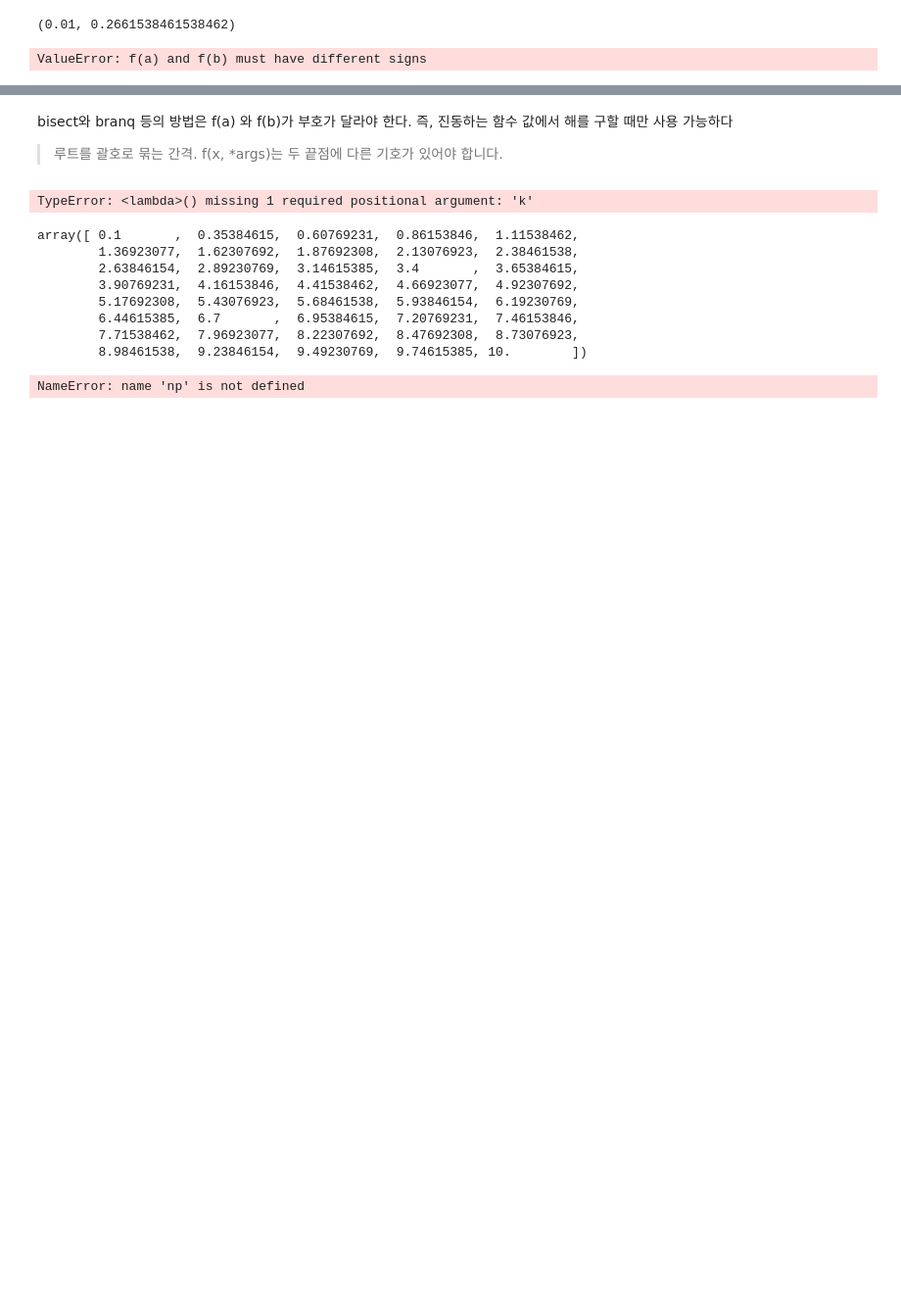
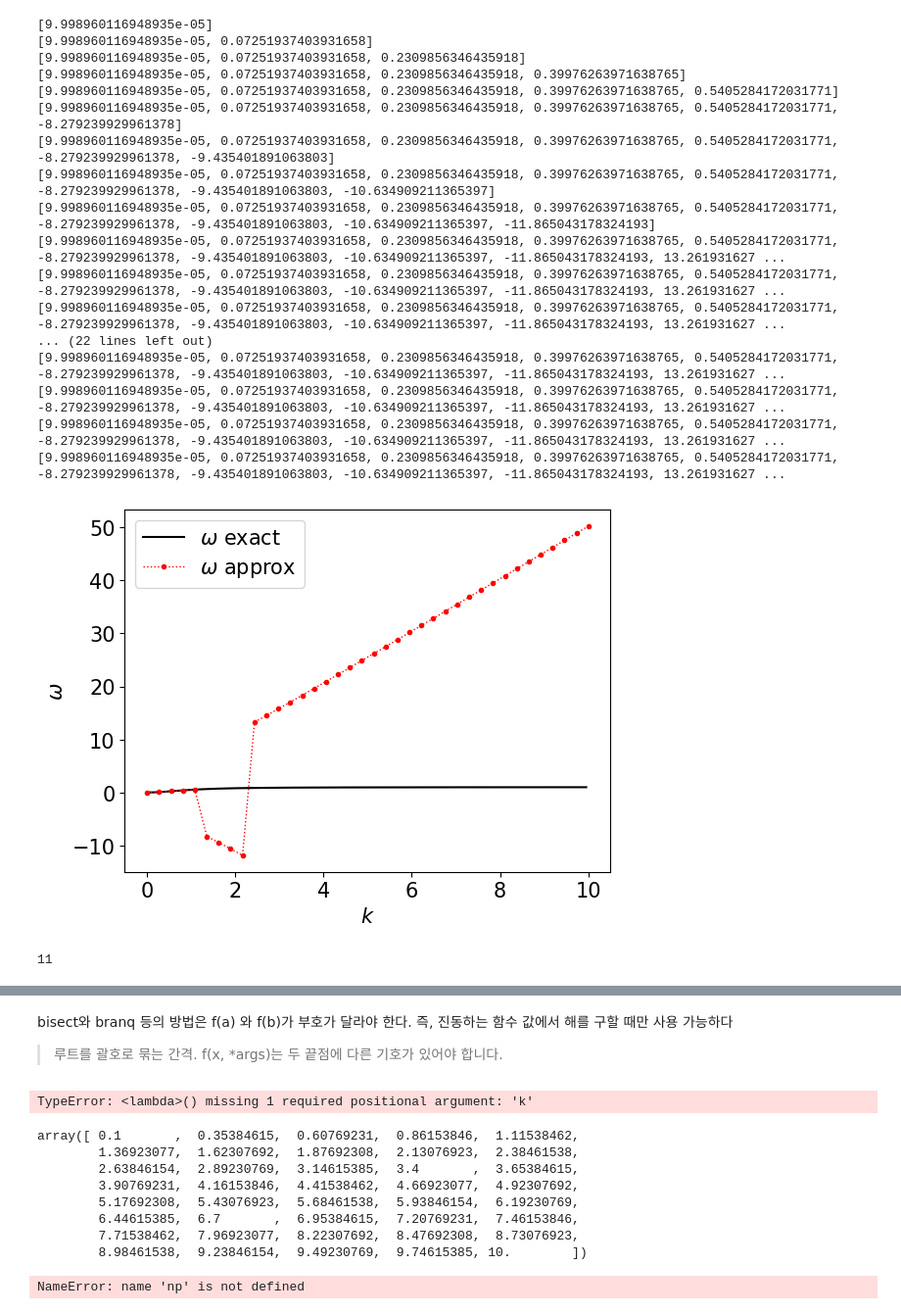
Before and after one commit to La-Folia/Numerical-Analysis, a Jupyter notebook: Root_Finding/ipynb_file/Whistler_Dispersion_Relation_Homework1.ipynb, the cells around one changed output, grey strips where cells are left out. Shown: that part at 98% size. Saved outputs shown, nothing was run; the diff lists cells and outputs as text; code cells hidden in the pictures; blank space fills up the shorter version.

```diff
--- a/Root_Finding/ipynb_file/Whistler_Dispersion_Relation_Homework1.ipynb
+++ b/Root_Finding/ipynb_file/Whistler_Dispersion_Relation_Homework1.ipynb
@@ -5,34 +5,48 @@ import scipy
 from scipy import optimize
 plt.rcParams.update({'font.size': 15})
 # %%
-def f(x):
+ws = []
+def f(k, w):
     c, wp, wc = 5, 5, 1
-    f  = c**2 * k**2 - x**2 + wp**2/(1 - wc/x)
-    return f
+    return (c**2 * k ** 2 - w**2 + wp**2 / (1 - wc/w))
 
-def df(w) :
-    c, wp, wc = 5, 5, 1
-    df = -2*w - wp**2 * wc/(w - wc)**2
-    return df
+ks = np.linspace(0.01, 10, 38)
 
-ks = np.linspace(0.01, 10, 40)
+for k in ks:
+    sol = optimize.root_scalar(lambda w : f(k, w), x0 = -1, x1 = -2, method='Secant')
+    if sol.iterations > 15:
+        break
+    ws.append(sol.root)
+    print(ws)
 
-for ab in zip(ks[:-1], ks[1:]):
-    print(ab)
-    sol = optimize.root_scalar(f, bracket=ab, method='bisect')
-    ws.append(sol.root)
 
 
 w_exact = np.linspace(1e-10, 0.99, 400)
 k_exact = 1/5 * np.sqrt(w_exact**2 - 5**2/(1 - 1/w_exact))
 
 plt.figure()
 plt.plot(k_exact, w_exact, "-k", label = "$\\omega$ exact")
 plt.plot(ks, ws, ".:r", linewidth = 1, label = "$\\omega$ approx")
 plt.xlabel("$k$")
 plt.ylabel("$\\omega$")
 plt.legend()
 plt.show()
 # %% [output]
-(0.01, 0.2661538461538462)
+[9.998960116948935e-05]
+[9.998960116948935e-05, 0.07251937403931658]
+[9.998960116948935e-05, 0.07251937403931658, 0.2309856346435918]
+[9.998960116948935e-05, 0.07251937403931658, 0.2309856346435918, 0.39976263971638765]
+[9.998960116948935e-05, 0.07251937403931658, 0.2309856346435918, 0.39976263971638765, 0.5405284172031771]
+[9.998960116948935e-05, 0.07251937403931658, 0.2309856346435918, 0.39976263971638765, 0.5405284172031771, -8.279239929961378]
+[9.998960116948935e-05, 0.07251937403931658, 0.2309856346435918, 0.39976263971638765, 0.5405284172031771, -8.279239929961378, -9.435401891063803]
+[9.998960116948935e-05, 0.07251937403931658, 0.2309856346435918, 0.39976263971638765, 0.5405284172031771, -8.279239929961378, -9.435401891063803, -10.634909211365397]
+[9.998960116948935e-05, 0.07251937403931658, 0.2309856346435918, 0.39976263971638765, 0.5405284172031771, -8.279239929961378, -9.435401891063803, -10.634909211365397, -11.865043178324193]
+[9.998960116948935e-05, 0.07251937403931658, 0.2309856346435918, 0.39976263971638765, 0.5405284172031771, -8.279239929961378, -9.435401891063803, -10.634909211365397, -11.865043178324193, 13.261931627 ...
+[9.998960116948935e-05, 0.07251937403931658, 0.2309856346435918, 0.39976263971638765, 0.5405284172031771, -8.279239929961378, -9.435401891063803, -10.634909211365397, -11.865043178324193, 13.261931627 ...
+[9.998960116948935e-05, 0.07251937403931658, 0.2309856346435918, 0.39976263971638765, 0.5405284172031771, -8.279239929961378, -9.435401891063803, -10.634909211365397, -11.865043178324193, 13.261931627 ...
+... (22 lines left out)
+[9.998960116948935e-05, 0.07251937403931658, 0.2309856346435918, 0.39976263971638765, 0.5405284172031771, -8.279239929961378, -9.435401891063803, -10.634909211365397, -11.865043178324193, 13.261931627 ...
+[9.998960116948935e-05, 0.07251937403931658, 0.2309856346435918, 0.39976263971638765, 0.5405284172031771, -8.279239929961378, -9.435401891063803, -10.634909211365397, -11.865043178324193, 13.261931627 ...
+[9.998960116948935e-05, 0.07251937403931658, 0.2309856346435918, 0.39976263971638765, 0.5405284172031771, -8.279239929961378, -9.435401891063803, -10.634909211365397, -11.865043178324193, 13.261931627 ...
+[9.998960116948935e-05, 0.07251937403931658, 0.2309856346435918, 0.39976263971638765, 0.5405284172031771, -8.279239929961378, -9.435401891063803, -10.634909211365397, -11.865043178324193, 13.261931627 ...
-ValueError: f(a) and f(b) must have different signs
+[figure, added]
@@ -38,0 +55,4 @@ ValueError: f(a) and f(b) must have different signs
+# %%
+sol.iterations
+# %% [output]
+11
```
Also changed, not shown: parts of 2 cells of this notebook, 8 other files.
